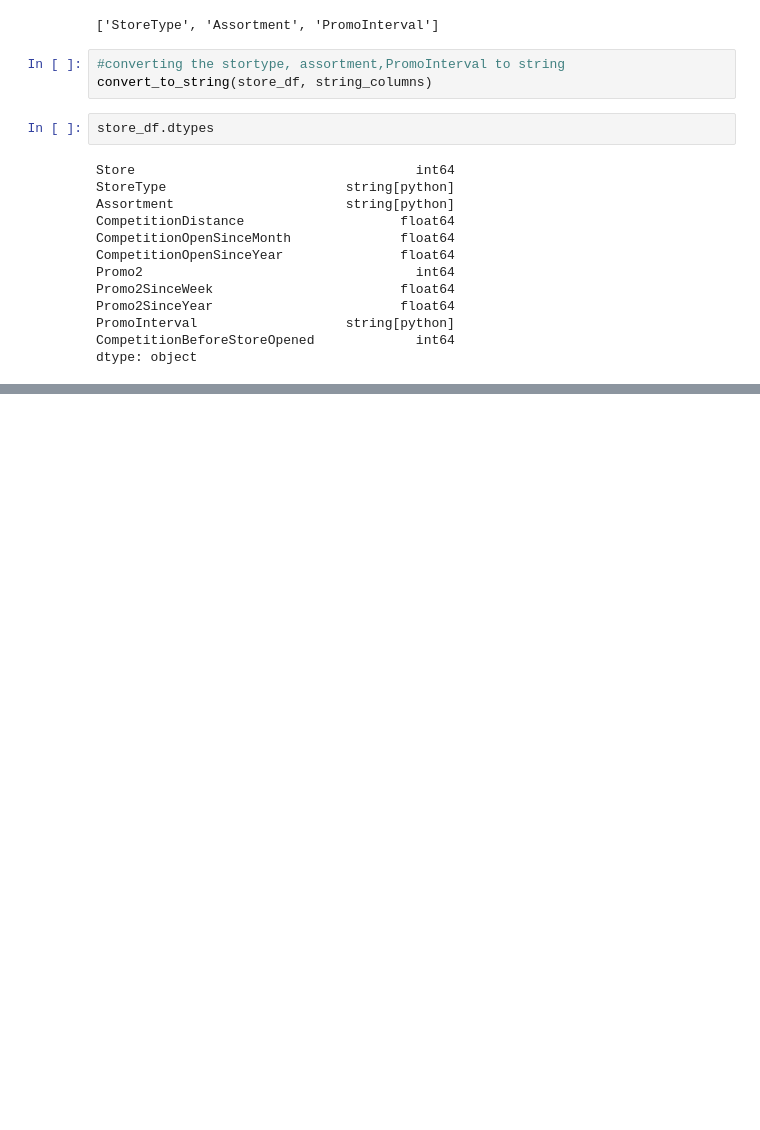
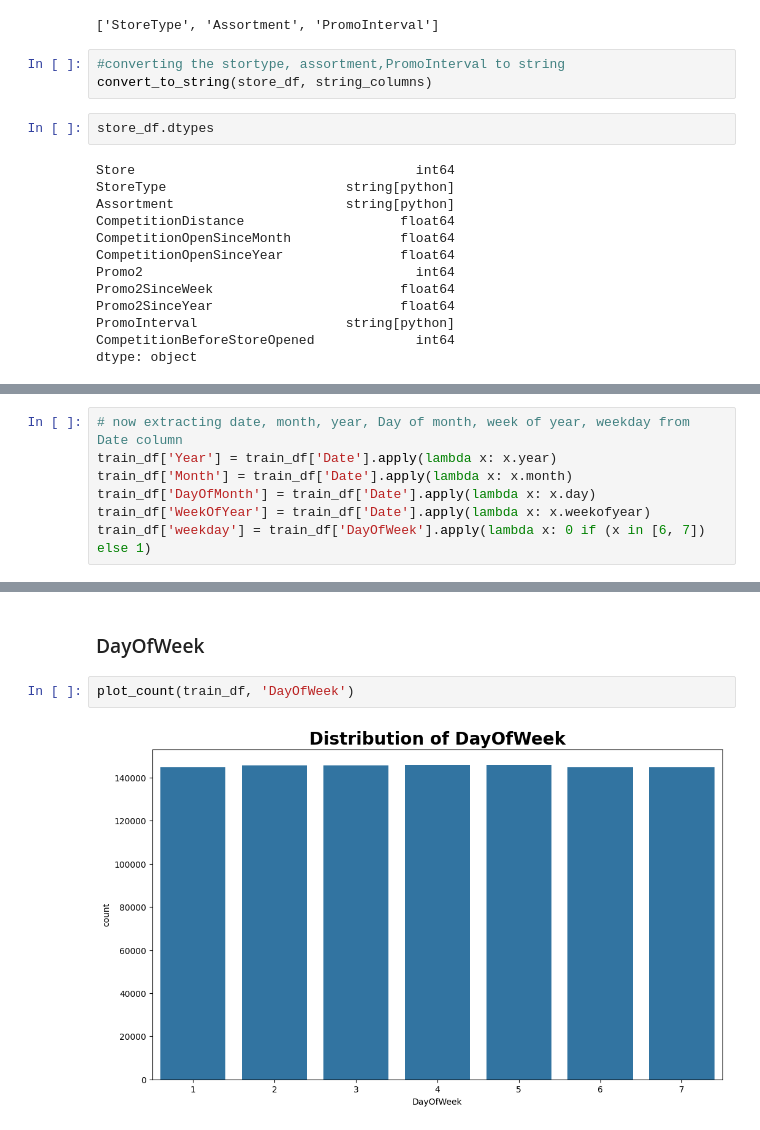
Before and after one commit to Arjunssolanki/Pharmaceutical-Sales-prediction-across-multiple-stores, a Jupyter notebook: Notebook/EDA.ipynb, the cells around one changed output, grey strips where cells are left out. Saved outputs shown, nothing was run; the diff lists cells and outputs as text; blank space fills up the shorter version.

```diff
--- a/Notebook/EDA.ipynb
+++ b/Notebook/EDA.ipynb
@@ -415,0 +546,7 @@ dtype: object
+# %%
+# now extracting date, month, year, Day of month, week of year, weekday from Date column
+train_df['Year'] = train_df['Date'].apply(lambda x: x.year)
+train_df['Month'] = train_df['Date'].apply(lambda x: x.month)
+train_df['DayOfMonth'] = train_df['Date'].apply(lambda x: x.day)
+train_df['WeekOfYear'] = train_df['Date'].apply(lambda x: x.weekofyear)
+train_df['weekday'] = train_df['DayOfWeek'].apply(lambda x: 0 if (x in [6, 7]) else 1)
@@ -415,0 +748,6 @@ dtype: object
+# %% [markdown]
+### DayOfWeek
+# %%
+plot_count(train_df, 'DayOfWeek')
+# %% [output]
+[figure, added]
```
Also changed, not shown: parts of 152 cells of this notebook, 10 other files.
